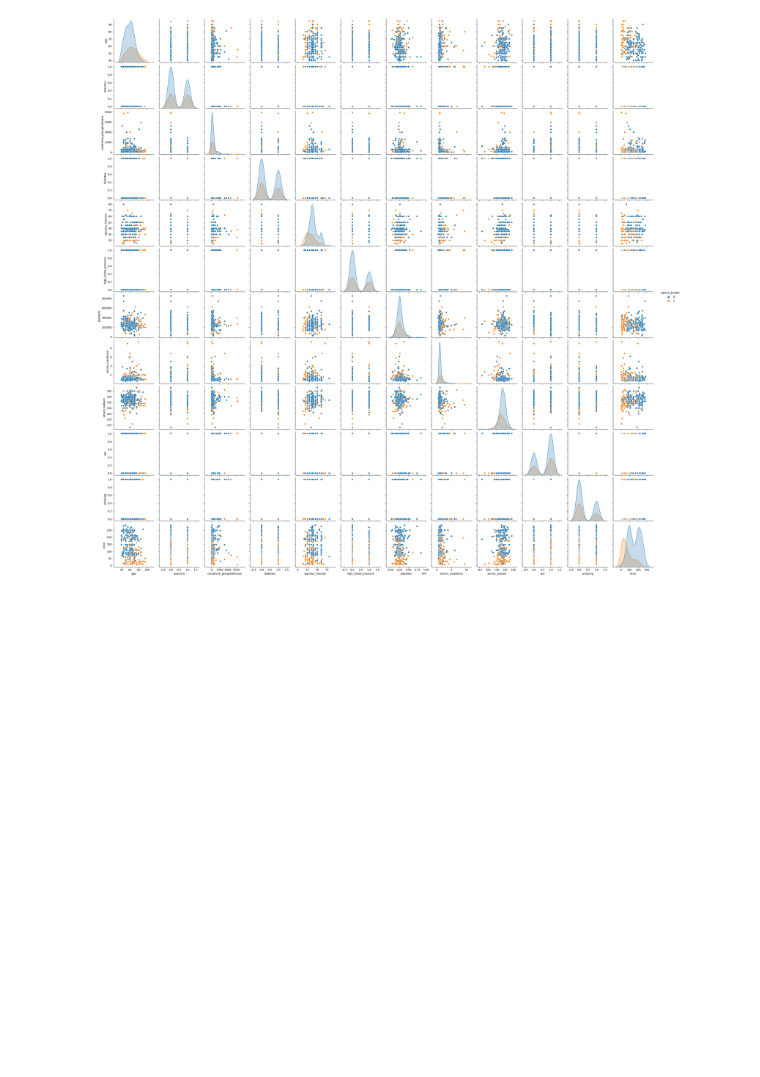
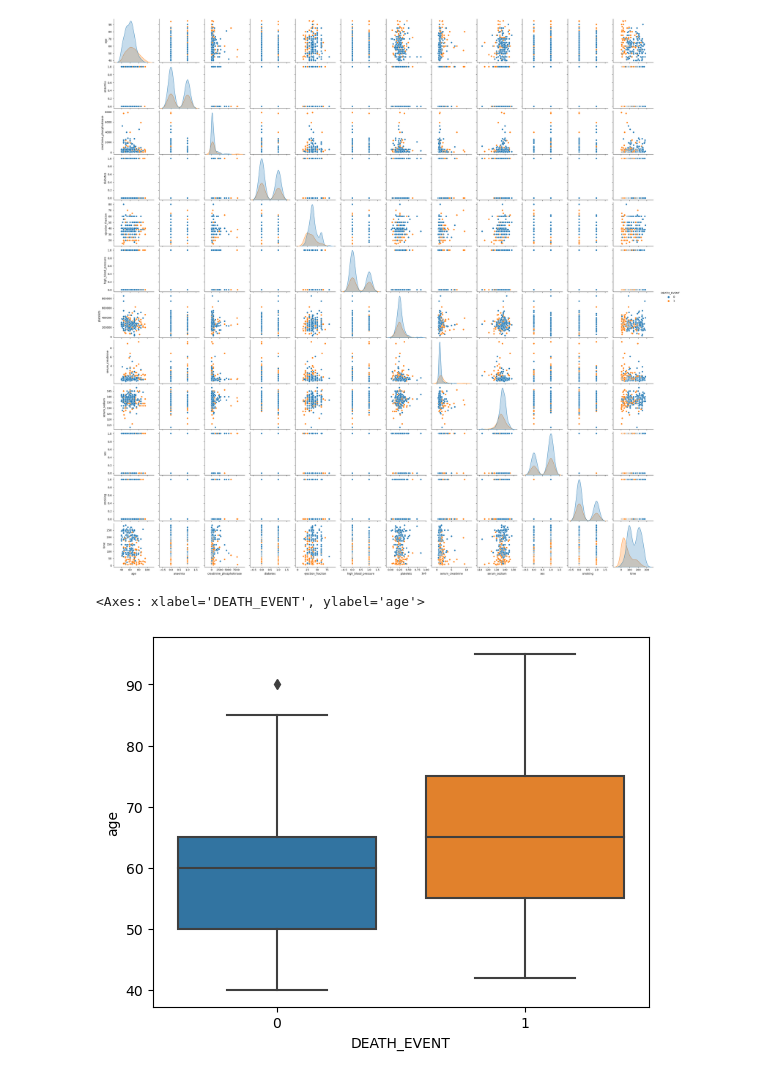
Before and after one commit to vicky887766/schulich-6666, a Jupyter notebook: ad_to_end_Classification.ipynb, the cells around one changed output. Drawn from its saved outputs; the diff is of its cells as text; code cells hidden in the pictures; blank space fills up the shorter version.

```diff
--- a/ad_to_end_Classification.ipynb
+++ b/ad_to_end_Classification.ipynb
@@ -49,3 +49,10 @@ sns.pairplot(df, hue = 'DEATH_EVENT')
 # %% [output]
 <seaborn.axisgrid.PairGrid at 0x...>
 [figure]
+# %%
+# Investigae 1 by 1
+# Age First
+sns.boxplot(x= 'DEATH_EVENT', y='age', data=df)
+# %% [output]
+<Axes: xlabel='DEATH_EVENT', ylabel='age'>
+[figure, added]
```
Also changed, not shown: parts of 1 cell of this notebook.
